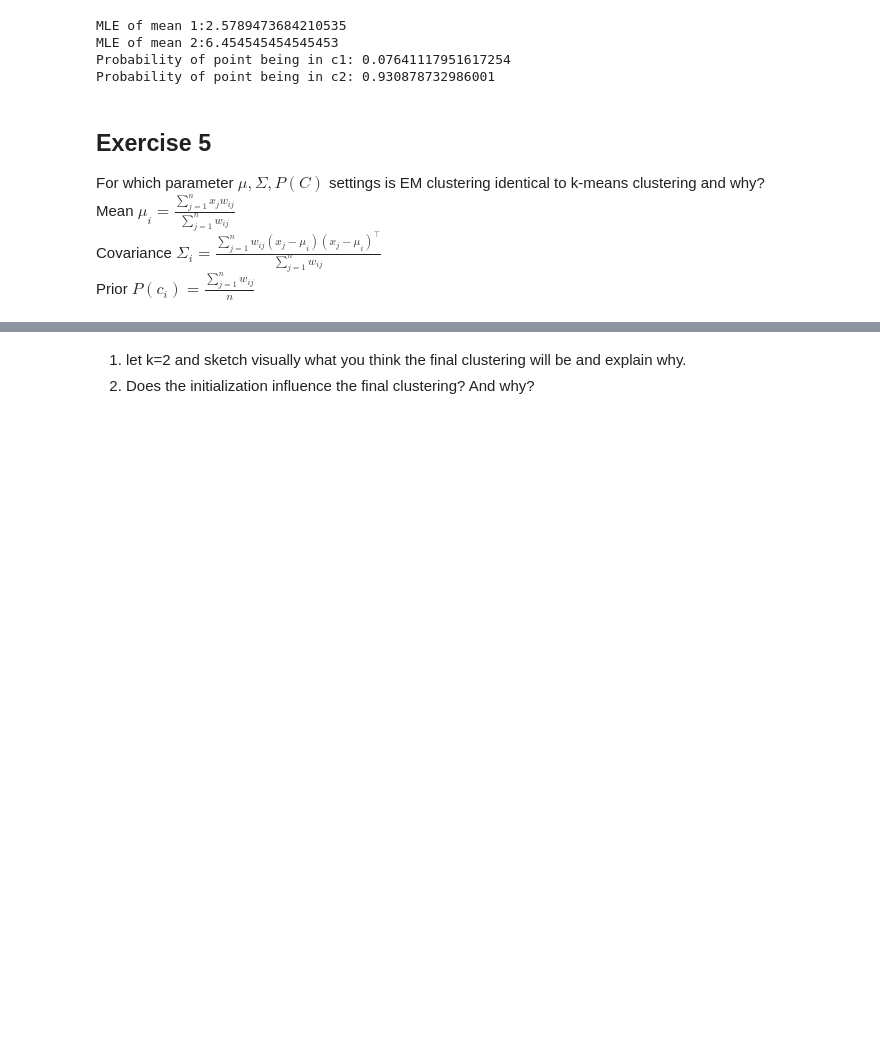
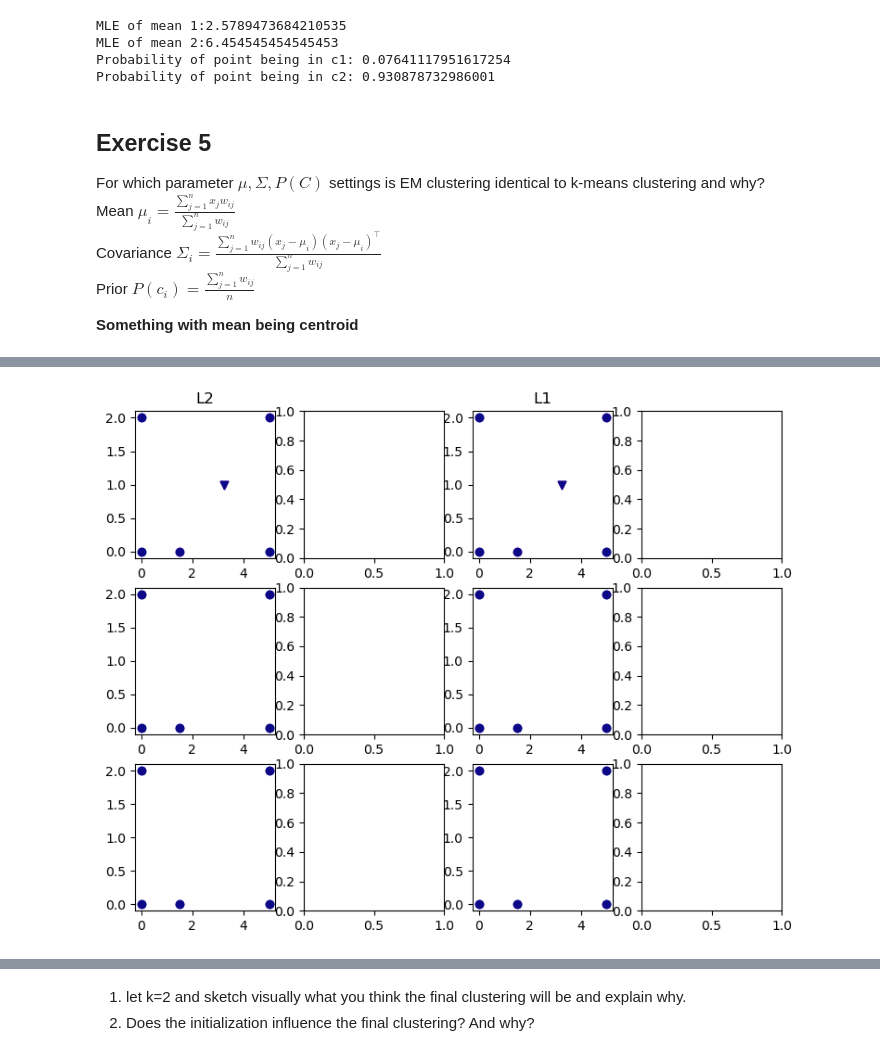
Before and after one commit to Salling18/dm2023-exercises, a Jupyter notebook: exercises/Week-2-clustering-23.ipynb, the cells around one changed output, grey strips where cells are left out. Drawn from its saved outputs; the diff is of its cells as text; code cells hidden in the pictures; blank space fills up the shorter version.

```diff
--- a/exercises/Week-2-clustering-23.ipynb
+++ b/exercises/Week-2-clustering-23.ipynb
@@ -97,6 +97,8 @@ For which parameter $\mu,\Sigma,P(C)$ settings is EM clustering identical to k-m
 Mean $\mu_i = \frac{{\sum_{j=1}^{n}{x_j} w_{ij}}}{\sum_{j=1}^{n}{w_{ij}}}$<br>
 Covariance $\Sigma_i = \frac{\sum_{j=1}^{n}w_{ij}(x_j - \mu_i)(x_j - \mu_i)^\top}{\sum_{j=1}^{n} w_{ij}}$<br>
 Prior $P(c_i) = \frac{\sum_{j=1}^{n}w_{ij}}{n}$<br>
+
+**Something with mean being centroid**
 # %% [markdown]
 ## Exercise 6: 2d K-means and gaussian mixture
 Given the two-dimensional points in Table 13.2, assume that $k=2$, and that initially the points are assigned to clusters as follors: $C_1 = \{ x_1, x_2, x_4 \}$ and $C_2 = \{ x_3, x_5 \}$.
@@ -125,3 +121,43 @@ X = np.array([
+# %%
+# Again, if you want, you can use a bit of Python
+X = np.array([
+    [0, 0, 1.5, 5, 5],
+    [2, 0,   0, 0, 2]
+]).T # shape [5, 2]
+from matplotlib import cm
+colormap = cm.get_cmap('plasma')
+colors = colormap([0., 0.3, 0.6])
+iterations = 3
+
+def plot(ax, i, j, X, mu, clusters):
+    K = np.max(clusters)+1
+    for k in range(K):
+        ax[i, j].scatter(*(X[clusters==k].T), c=[colors[k]])
+        ax[i, j].scatter([mu[k, 0]], [mu[k,1]], c=[colors[k]], marker='v')
+
+
+
+def kmeans(dit_fn, minimize_fn, axes, iterations=iterations, k=2):
+    clusters = np.array([0,0,1,0,1])
+    for i in range(iterations):
+        mu = np.array([minimize_fn(X[clusters==1], axis=0) for i in range(k)])
+        plot(axes, i, 0, X, mu, clusters)
+
+        dists = np.array([[dit_fn(mui, x) for mui in mu] for x in X])
+        clusters = np.argmin(dists, axis=1)
+        plot(axes, i, 0, X, mu, clusters)
+
+L2_norm = lambda x,y: np.sqrt(((x-y)**2).sum())
+L1_norm = lambda x, y: np.sum(np.abs(x-y))
+
+fig, ax = plt.subplots(iterations, 4, figsize=[9, 7])
+ax[0, 0].set_title("L2")
+ax[0, 2].set_title("L1")
+
+kmeans(L2_norm, np.mean, ax[:,:2])
+kmeans(L1_norm, np.mean, ax[:, 2:])
+# %% [output]
+[figure, added]
 # %% [markdown]
 # Optionals
 ## Exercise 7
```
Also changed, not shown: parts of 1 cell of this notebook.
